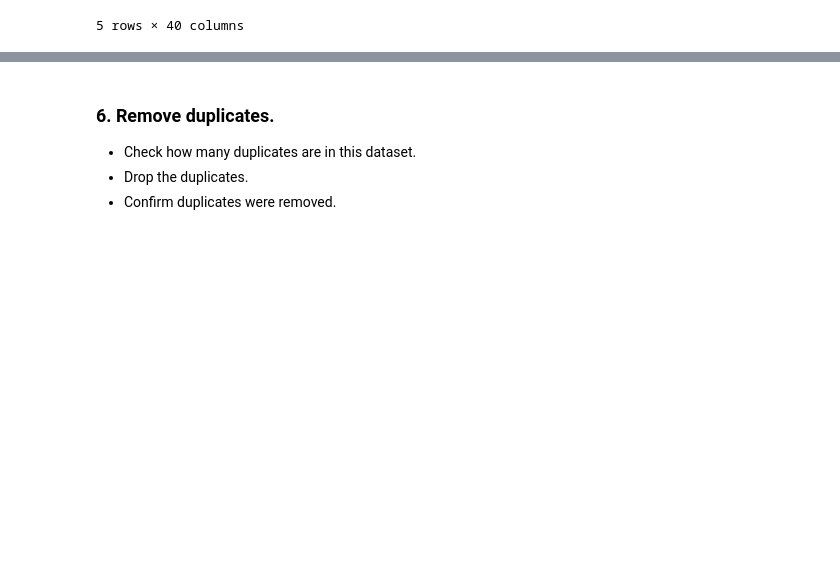
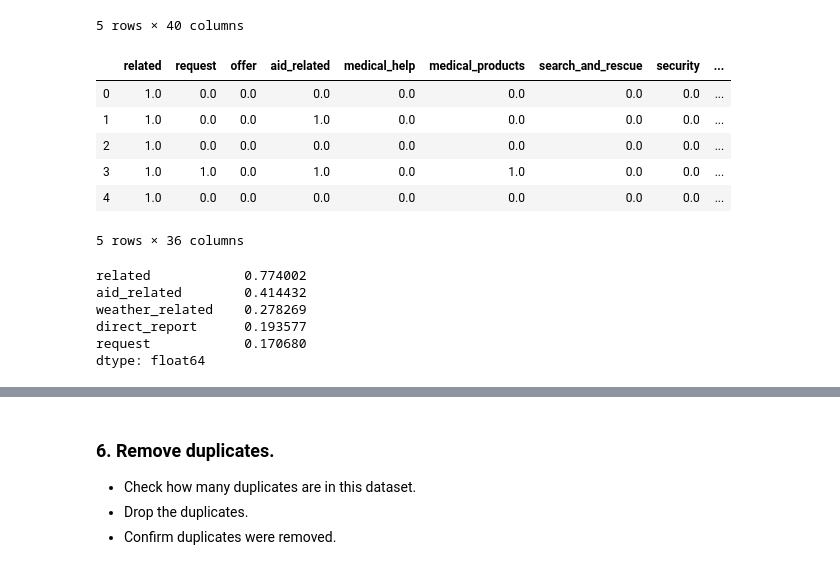
Before and after one commit to tomgtqq/DSND-P2-Disaster-Response-Pipelines, a Jupyter notebook: ETL Pipeline Preparation.ipynb, the cells around one changed output, grey strips where cells are left out. Drawn from its saved outputs; the diff is of its cells as text; code cells hidden in the pictures; blank space fills up the shorter version.

```diff
--- a/ETL Pipeline Preparation.ipynb
+++ b/ETL Pipeline Preparation.ipynb
@@ -156,3 +156,24 @@ df.head()
 | 3 | 9 | UN reports Leogane 80-90 destroye... | UN reports Leogane 80-90 destroye... | direct | 1.0 | 1.0 | 0.0 | 1.0 | 0.0 | ... |
 | 4 | 12 | says: west side of Haiti, rest of... | facade ouest d Haiti et le reste ... | direct | 1.0 | 0.0 | 0.0 | 0.0 | 0.0 | ... |
 5 rows × 40 columns
+# %%
+msg_categories = df.iloc[:,4:]
+msg_categories.head()
+# %% [output]
+|  | related | request | offer | aid_related | medical_help | medical_products | search_and_rescue | security | ... |
+| 0 | 1.0 | 0.0 | 0.0 | 0.0 | 0.0 | 0.0 | 0.0 | 0.0 | ... |
+| 1 | 1.0 | 0.0 | 0.0 | 1.0 | 0.0 | 0.0 | 0.0 | 0.0 | ... |
+| 2 | 1.0 | 0.0 | 0.0 | 0.0 | 0.0 | 0.0 | 0.0 | 0.0 | ... |
+| 3 | 1.0 | 1.0 | 0.0 | 1.0 | 0.0 | 1.0 | 0.0 | 0.0 | ... |
+| 4 | 1.0 | 0.0 | 0.0 | 0.0 | 0.0 | 0.0 | 0.0 | 0.0 | ... |
+5 rows × 36 columns
+# %%
+msg_percentage= msg_categories.mean().sort_values(ascending=False)
+msg_percentage.head()
+# %% [output]
+related            0.774002
+aid_related        0.414432
+weather_related    0.278269
+direct_report      0.193577
+request            0.170680
+dtype: float64
```
Also changed, not shown: parts of 3 cells of this notebook, 3 other files.
